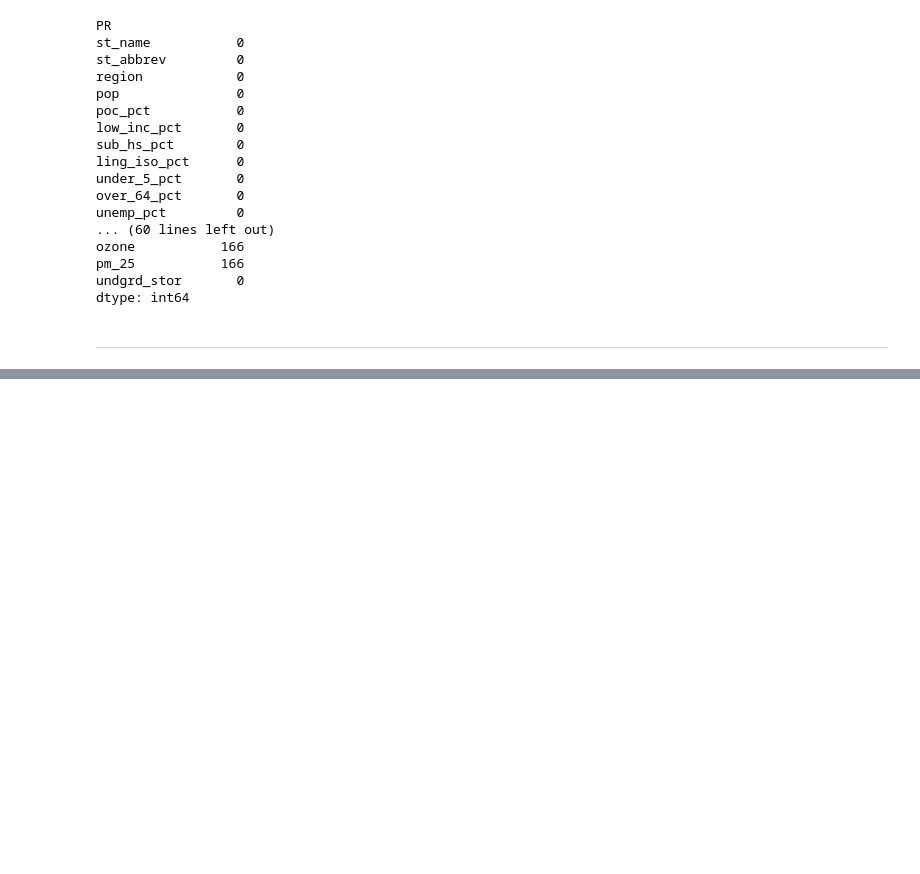
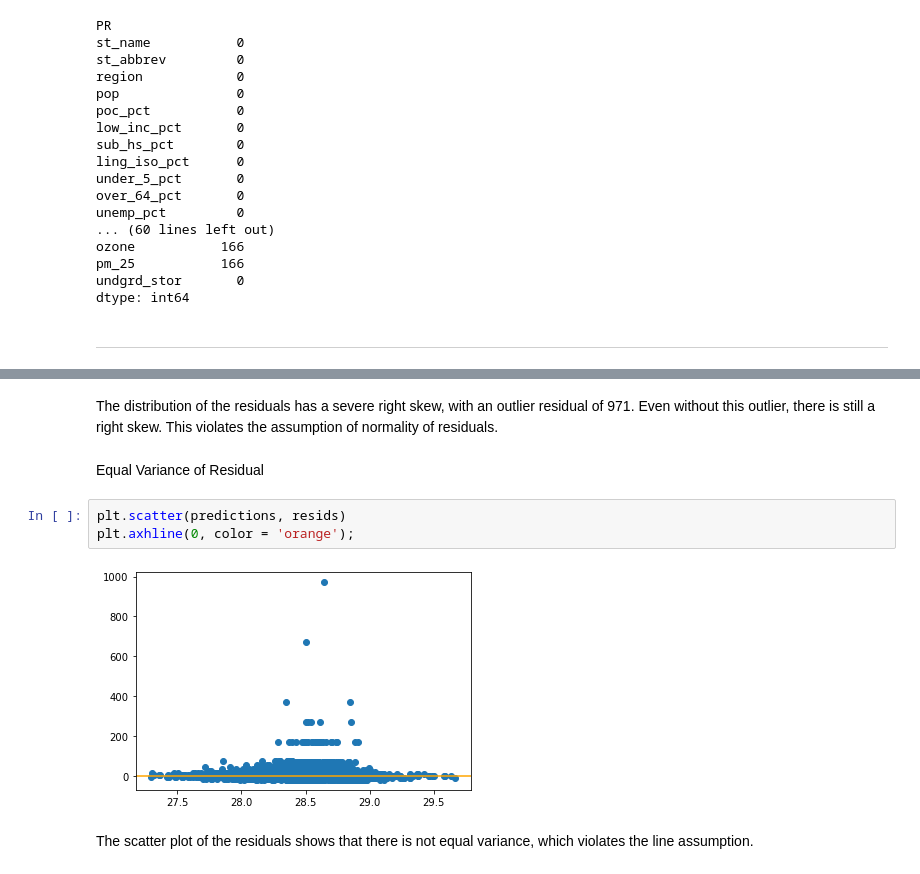
Before and after one commit to LewisDaDude/Project-4, a Jupyter notebook: EDA_VISHNU_VERSION.ipynb, the cells around one changed output, grey strips where cells are left out. Drawn from its saved outputs; the diff is of its cells as text; blank space fills up the shorter version.

```diff
--- a/EDA_VISHNU_VERSION.ipynb
+++ b/EDA_VISHNU_VERSION.ipynb
@@ -1039,0 +1132,11 @@ dtype: int64
+# %% [markdown]
+The distribution of the residuals has a severe right skew, with an outlier residual of 971. Even without this outlier, there is still a right skew. This violates the assumption of normality of residuals.
+# %% [markdown]
+Equal Variance of Residual
+# %%
+plt.scatter(predictions, resids)
+plt.axhline(0, color = 'orange');
+# %% [output]
+[figure, added]
+# %% [markdown]
+The scatter plot of the residuals shows that there is not equal variance, which violates the line assumption.
```
Also changed, not shown: parts of 17 cells of this notebook.
